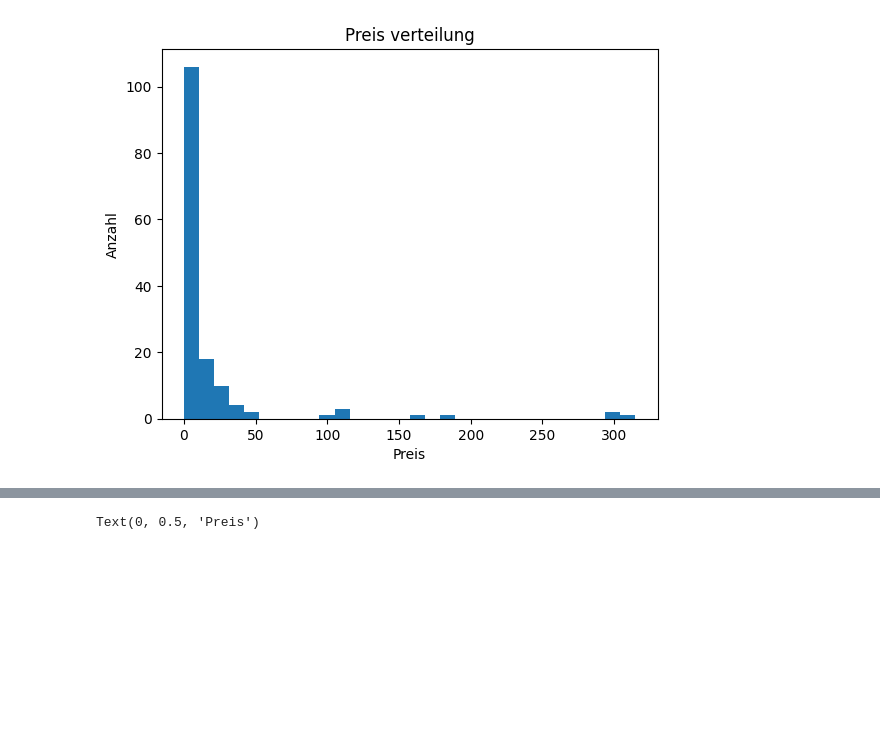
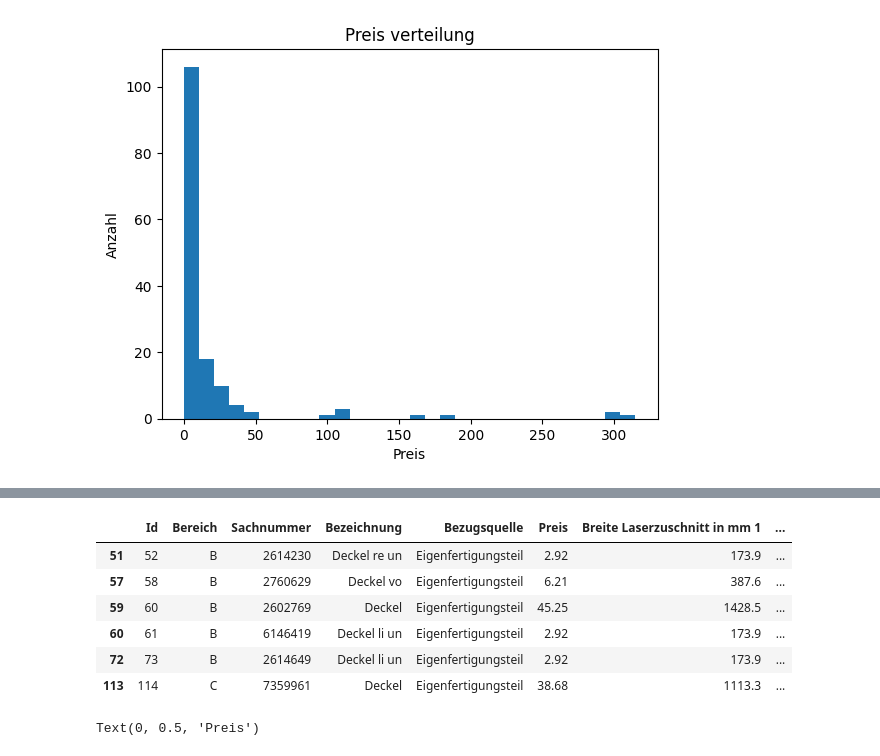
Before and after one commit to abi2310/costpilot, a Jupyter notebook: notebooks/initial_data_exploration.ipynb, the cells around one changed output, grey strips where cells are left out. Cells and saved outputs as stored; diff of their text form; code cells hidden in the pictures; blank space fills up the shorter version.

```diff
--- a/notebooks/initial_data_exploration.ipynb
+++ b/notebooks/initial_data_exploration.ipynb
@@ -56,3 +85,14 @@ Text(0, 0.5, 'Anzahl')
+# %%
+data_inliers = data[(data['Preis'] < 50) & (data['Bezeichnung'].str.contains('Deckel'))]
+data_inliers
+# %% [output]
+|  | Id | Bereich | Sachnummer | Bezeichnung | Bezugsquelle | Preis | Breite Laserzuschnitt in mm 1 | ... |
+| 51 | 52 | B | 2614230 | Deckel re un | Eigenfertigungsteil | 2.92 | 173.9 | ... |
+| 57 | 58 | B | 2760629 | Deckel vo | Eigenfertigungsteil | 6.21 | 387.6 | ... |
+| 59 | 60 | B | 2602769 | Deckel | Eigenfertigungsteil | 45.25 | 1428.5 | ... |
+| 60 | 61 | B | 6146419 | Deckel li un | Eigenfertigungsteil | 2.92 | 173.9 | ... |
+| 72 | 73 | B | 2614649 | Deckel li un | Eigenfertigungsteil | 2.92 | 173.9 | ... |
+| 113 | 114 | C | 7359961 | Deckel | Eigenfertigungsteil | 38.68 | 1113.3 | ... |
 # %%
 plt.scatter(data['Sachnummer'], data['Preis'])
 plt.title('Preis vs Sachnummer')
```
Also changed, not shown: parts of 7 cells of this notebook, 2 other files.
